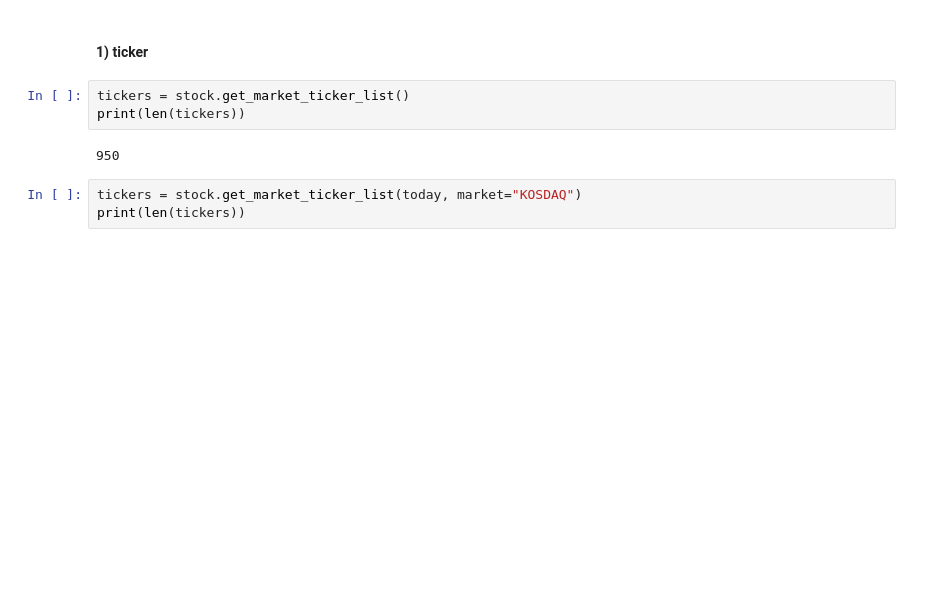
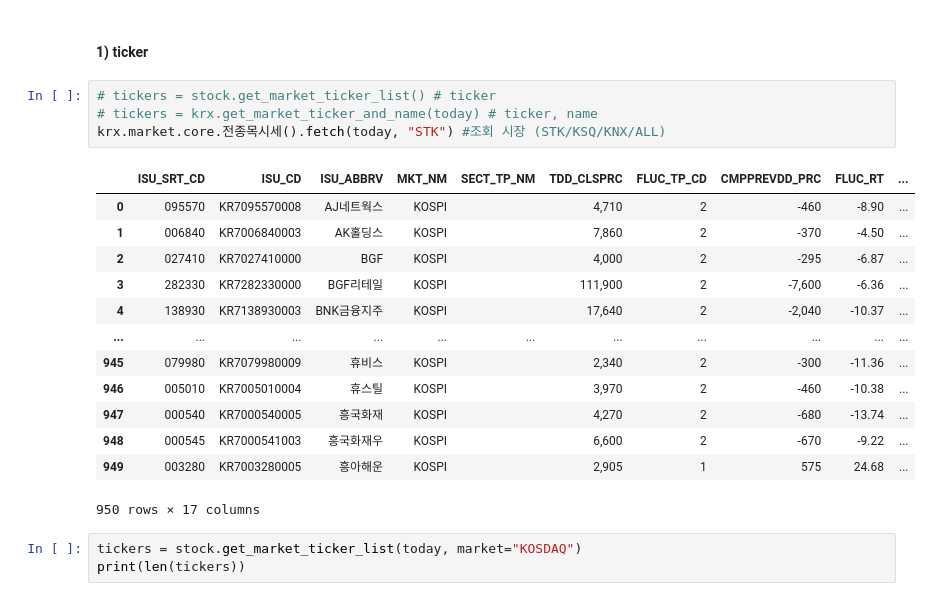
Before and after one commit to wye-jung/blsh, a Jupyter notebook: nb/pykrx.ipynb, the cells around one changed output. Saved outputs shown, nothing was run; the diff lists cells and outputs as text; blank space fills up the shorter version.

```diff
--- a/nb/pykrx.ipynb
+++ b/nb/pykrx.ipynb
@@ -18,10 +19,23 @@ print(today)
 # %% [markdown]
 #### 1) ticker
 # %%
-tickers = stock.get_market_ticker_list()
-print(len(tickers))
+# tickers = stock.get_market_ticker_list() # ticker
+# tickers = krx.get_market_ticker_and_name(today) # ticker, name
+krx.market.core.전종목시세().fetch(today, "STK") #조회 시장 (STK/KSQ/KNX/ALL)
 # %% [output]
+|  | ISU_SRT_CD | ISU_CD | ISU_ABBRV | MKT_NM | SECT_TP_NM | TDD_CLSPRC | FLUC_TP_CD | CMPPREVDD_PRC | FLUC_RT | ... |
+| 0 | 095570 | KR7095570008 | AJ네트웍스 | KOSPI |  | 4,710 | 2 | -460 | -8.90 | ... |
+| 1 | 006840 | KR7006840003 | AK홀딩스 | KOSPI |  | 7,860 | 2 | -370 | -4.50 | ... |
+| 2 | 027410 | KR7027410000 | BGF | KOSPI |  | 4,000 | 2 | -295 | -6.87 | ... |
+| 3 | 282330 | KR7282330000 | BGF리테일 | KOSPI |  | 111,900 | 2 | -7,600 | -6.36 | ... |
+| 4 | 138930 | KR7138930003 | BNK금융지주 | KOSPI |  | 17,640 | 2 | -2,040 | -10.37 | ... |
+| ... | ... | ... | ... | ... | ... | ... | ... | ... | ... | ... |
+| 945 | 079980 | KR7079980009 | 휴비스 | KOSPI |  | 2,340 | 2 | -300 | -11.36 | ... |
+| 946 | 005010 | KR7005010004 | 휴스틸 | KOSPI |  | 3,970 | 2 | -460 | -10.38 | ... |
+| 947 | 000540 | KR7000540005 | 흥국화재 | KOSPI |  | 4,270 | 2 | -680 | -13.74 | ... |
+| 948 | 000545 | KR7000541003 | 흥국화재우 | KOSPI |  | 6,600 | 2 | -670 | -9.22 | ... |
+| 949 | 003280 | KR7003280005 | 흥아해운 | KOSPI |  | 2,905 | 1 | 575 | 24.68 | ... |
-950
+950 rows × 17 columns
 # %%
 tickers = stock.get_market_ticker_list(today, market="KOSDAQ")
 print(len(tickers))
```
Also changed, not shown: parts of 5 cells of this notebook, 37 other files.
